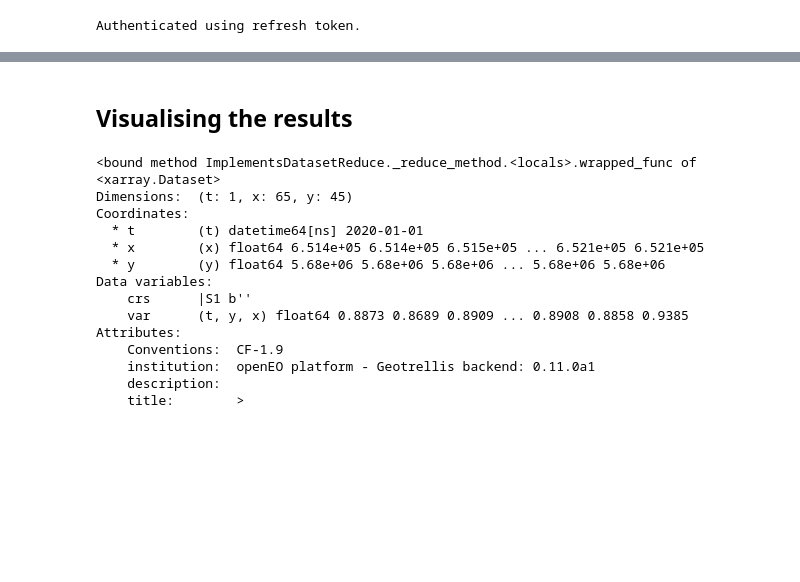
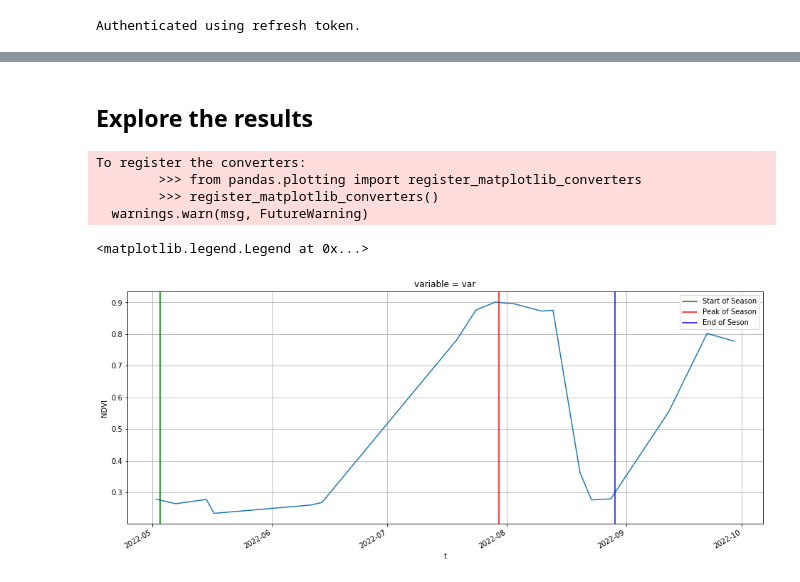
Before and after one commit to Open-EO/FuseTS, a Jupyter notebook: notebooks/OpenEO/FuseTS - Phenology.ipynb, the cells around one changed output, grey strips where cells are left out. Cells and saved outputs as stored; diff of their text form; code cells hidden in the pictures; blank space fills up the shorter version.

Commit message:
feat: added phenology notebooks
Signed-off-by: Bram Janssen <bramjanssen@notebook4.vgt.vito.be>

```diff
--- a/notebooks/OpenEO/FuseTS - Phenology.ipynb
+++ b/notebooks/OpenEO/FuseTS - Phenology.ipynb
@@ -95,0 +119,3 @@ JobFailedException: Batch job 'j-69124a1f99934e9f9888989daad62010' didn't finish
+# %%
+ndvi_output_file = './s2_phenology_ndvi.nc'
+base_ndvi.execute_batch(out_format="netcdf", title='FuseTS - Phenology - NDVI').get_results().download_file(ndvi_output_file)
@@ -96,29 +137,31 @@ JobFailedException: Batch job 'j-69124a1f99934e9f9888989daad62010' didn't finish
 # %% [markdown]
-## Visualising the results
+## Explore the results
-# %%
-phenology_result = xarray.load_dataset('./phenology.nc')
-phenology_result.var
-# %% [output]
-<bound method ImplementsDatasetReduce._reduce_method.<locals>.wrapped_func of <xarray.Dataset>
-Dimensions:  (t: 1, x: 65, y: 45)
-Coordinates:
-  * t        (t) datetime64[ns] 2020-01-01
-  * x        (x) float64 6.514e+05 6.514e+05 6.515e+05 ... 6.521e+05 6.521e+05
-  * y        (y) float64 5.68e+06 5.68e+06 5.68e+06 ... 5.68e+06 5.68e+06
-Data variables:
-    crs      |S1 b''
-    var      (t, y, x) float64 0.8873 0.8689 0.8909 ... 0.8908 0.8858 0.9385
-Attributes:
-    Conventions:  CF-1.9
-    institution:  openEO platform - Geotrellis backend: 0.11.0a1
-    description:
-    title:        >
+# %%
+phenology_result_nc = xarray.load_dataset(phenology_output_file)
+ndvi_nc = xarray.load_dataset(ndvi_output_file)
 # %%
-sos = phenology_result.sos_times.median(dim=['x', 'y']).values.take(0)
-pos = phenology_result.pos_times.median(dim=['x', 'y']).values.take(0)
-eos = phenology_result.eos_times.median(dim=['x', 'y']).values.take(0)
+average_ndvi = ndvi_nc.median(dim=['x', 'y']).to_array()
+
+sos = phenology_result_nc.sos_times.median(dim=['x', 'y']).values.take(0)
+pos = phenology_result_nc.pos_times.median(dim=['x', 'y']).values.take(0)
+eos = phenology_result_nc.eos_times.median(dim=['x', 'y']).values.take(0)
 
 sos_date = datetime.datetime(year, 1, 1) + datetime.timedelta(days=sos)
 pos_date = datetime.datetime(year, 1, 1) + datetime.timedelta(days=pos)
 eos_date = datetime.datetime(year, 1, 1) + datetime.timedelta(days=eos)
-plt.legend()
+# %%
+plt.figure(figsize= (16,6))
+average_ndvi.plot()
+plt.ylabel ('NDVI')
+plt.axvline(x = sos_date, color = 'g', label = 'Start of Season')
+plt.axvline(x = pos_date, color = 'r', label = 'Peak of Season')
+plt.axvline(x = eos_date, color = 'b', label = 'End of Seson')
+plt.grid(True)
+plt.legend()
+# %% [output]
+To register the converters:
+        >>> from pandas.plotting import register_matplotlib_converters
+        >>> register_matplotlib_converters()
+  warnings.warn(msg, FutureWarning)
+<matplotlib.legend.Legend at 0x...>
+[figure, added]
```
Also changed, not shown: parts of 20 cells of this notebook, 1 other file.
